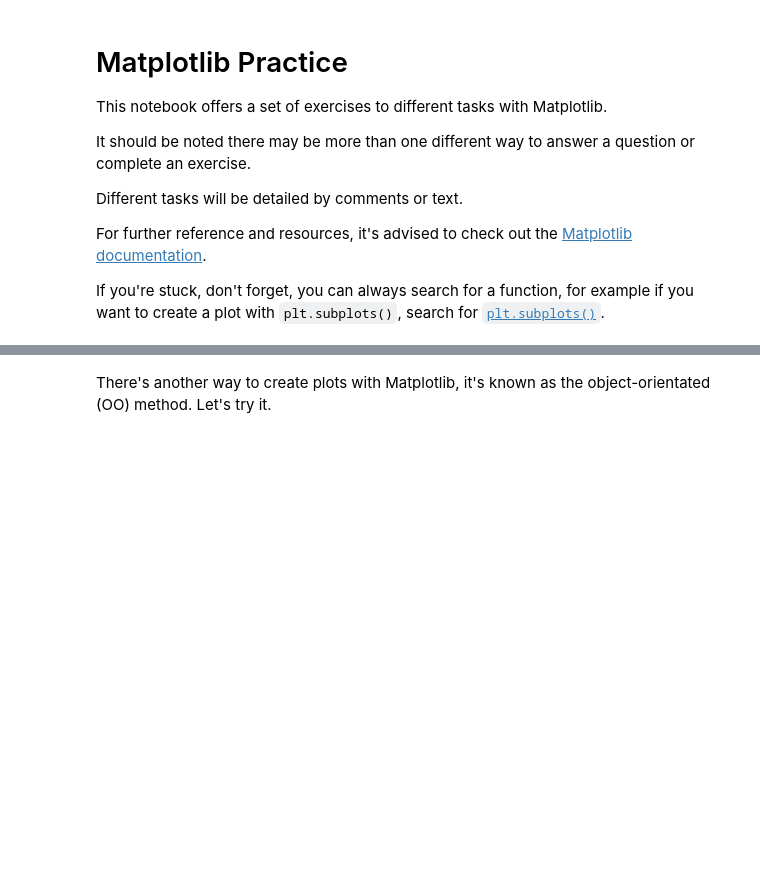
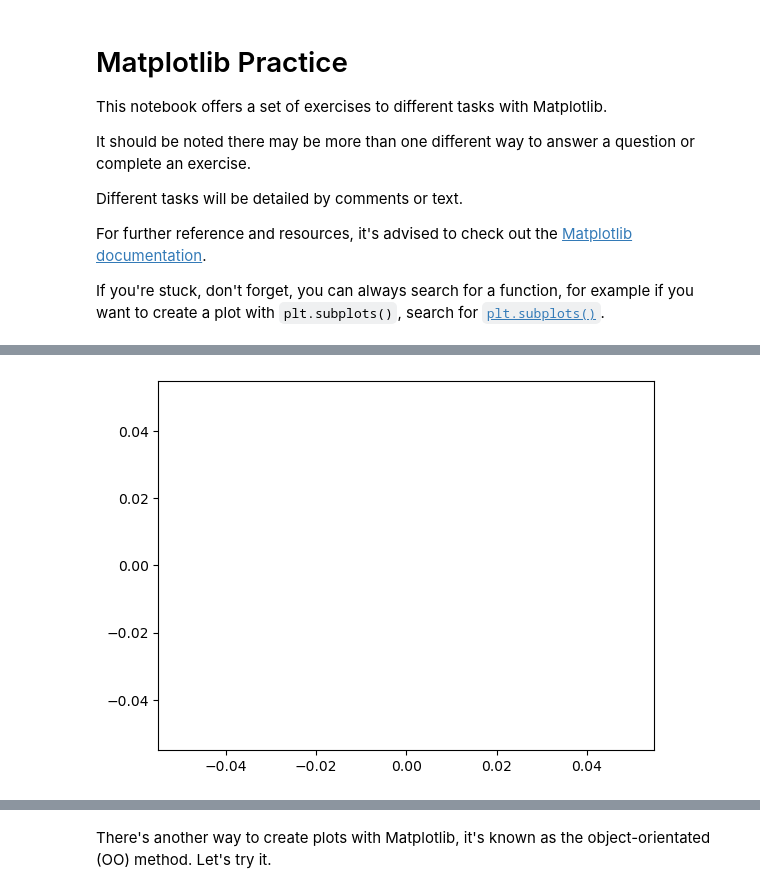
Before and after one commit to JonathaWRDCosta/ZTM-AI-ML-DataScience, a Jupyter notebook: sample_project/exercises/Matplotlib Practice/matplotlib-exercises.ipynb, the cells around one changed output, grey strips where cells are left out. Cells and saved outputs as stored; diff of their text form; code cells hidden in the pictures; blank space fills up the shorter version.

```diff
--- a/sample_project/exercises/Matplotlib Practice/matplotlib-exercises.ipynb
+++ b/sample_project/exercises/Matplotlib Practice/matplotlib-exercises.ipynb
@@ -16,4 +21,8 @@ If you're stuck, don't forget, you can always search for a function, for example
 # %%
 # Create a simple plot using plt.plot()
+
+plt.plot();
+# %% [output]
+[figure, added]
 # %%
 # Plot a single Python list
```
Also changed, not shown: parts of 46 cells of this notebook, 7 other files.
